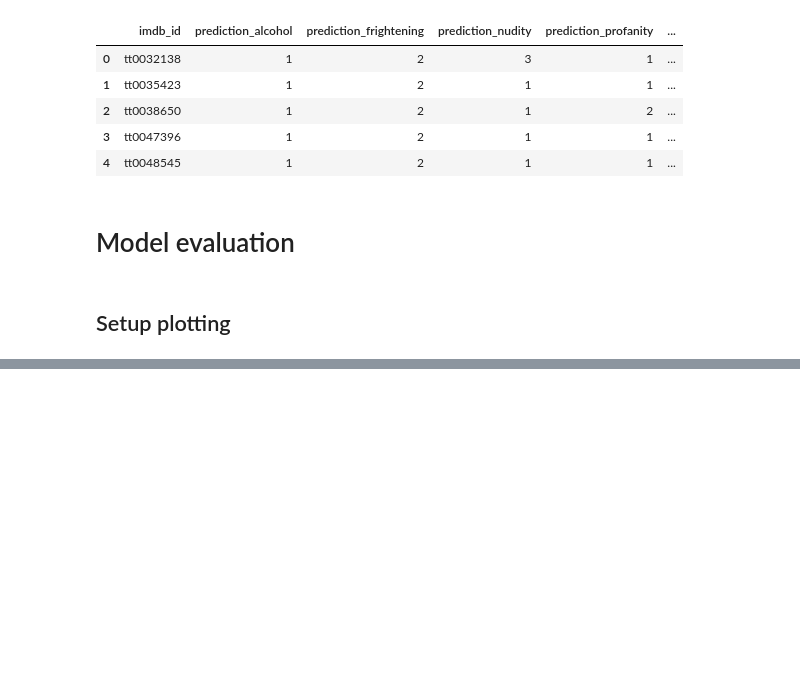
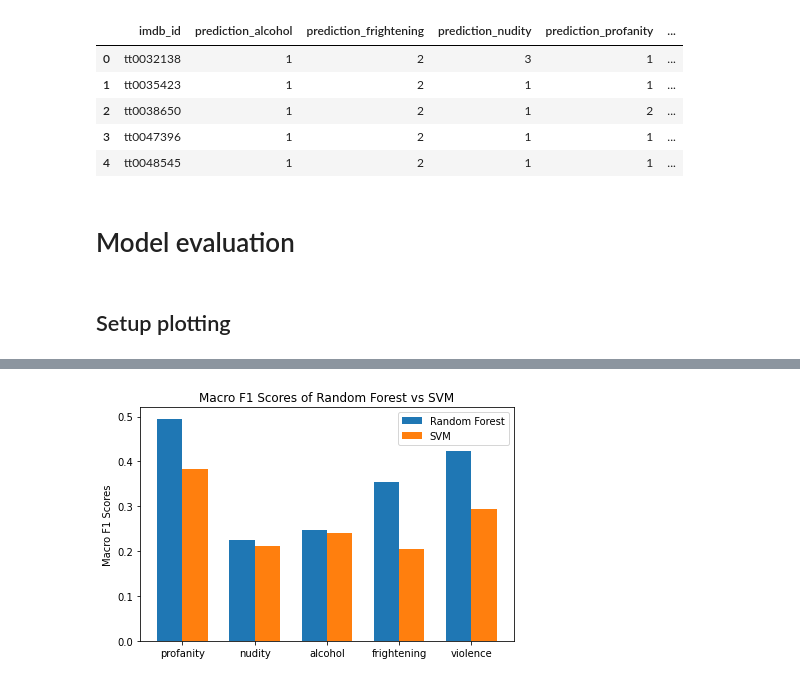
Before and after one commit to rlCodev/data-science-text-analytics, a Jupyter notebook: own_model/random_forest_improved_svm.ipynb, the cells around one changed output, grey strips where cells are left out. Cells and saved outputs as stored; diff of their text form; code cells hidden in the pictures; blank space fills up the shorter version.

```diff
--- a/own_model/random_forest_improved_svm.ipynb
+++ b/own_model/random_forest_improved_svm.ipynb
@@ -162,6 +163,8 @@ evaluation_dict_rf = {}
 evaluation_dict_svm = {}
 accuracy_dict_rf = {}
 accuracy_dict_svm = {}
+macro_f1_dict_rf = {}
+macro_f1_dict_svm = {}
 
 # Run the model for each aspect (alcohol, frightening, nudity, violence, profanity)
 for aspect, aspect_df in df_dict.items():
@@ -180,6 +183,7 @@ for aspect, aspect_df in df_dict.items():
     # Store test results in dictionary
     evaluation_dict_svm[aspect] = classification_report(Test_Y, predictions_SVM, output_dict=True)
     accuracy_dict_svm[aspect] = accuracy_score(Test_Y, predictions_SVM)
+    macro_f1_dict_svm[aspect] = f1_score(Test_Y, predictions_SVM, average='macro')
 
     # Store model in file
     # joblib.dump(SVM, f'svm_classifier_{aspect}.joblib')
@@ -197,6 +201,7 @@ for aspect, aspect_df in df_dict.items():
     # Store test results in evaluation_dict
     evaluation_dict_rf[aspect] = classification_report(Test_Y, y_pred, output_dict=True)
     accuracy_dict_rf[aspect] = accuracy_score(Test_Y, y_pred)
+    macro_f1_dict_rf[aspect] = f1_score(Test_Y, y_pred, average='macro')
 
-    print("Random Forest Accuracy Score of", aspect, ":", accuracy*100,"%")
+    print("Random Forest Accuracy Score of", aspect, ":", accuracy_score(y_pred, Test_Y)*100,"%")
 # %% [output]
@@ -331,0 +353,6 @@ plt.show()
+# %%
+# Take macro scores since data is unbalanced
+labels = list(macro_f1_score.keys())
+plot_metric(metric = 'Macro F1 Scores', joined_dict = macro_f1_score)
+# %% [output]
+[figure, added]
```
Also changed, not shown: parts of 8 cells of this notebook, 2 other files.
